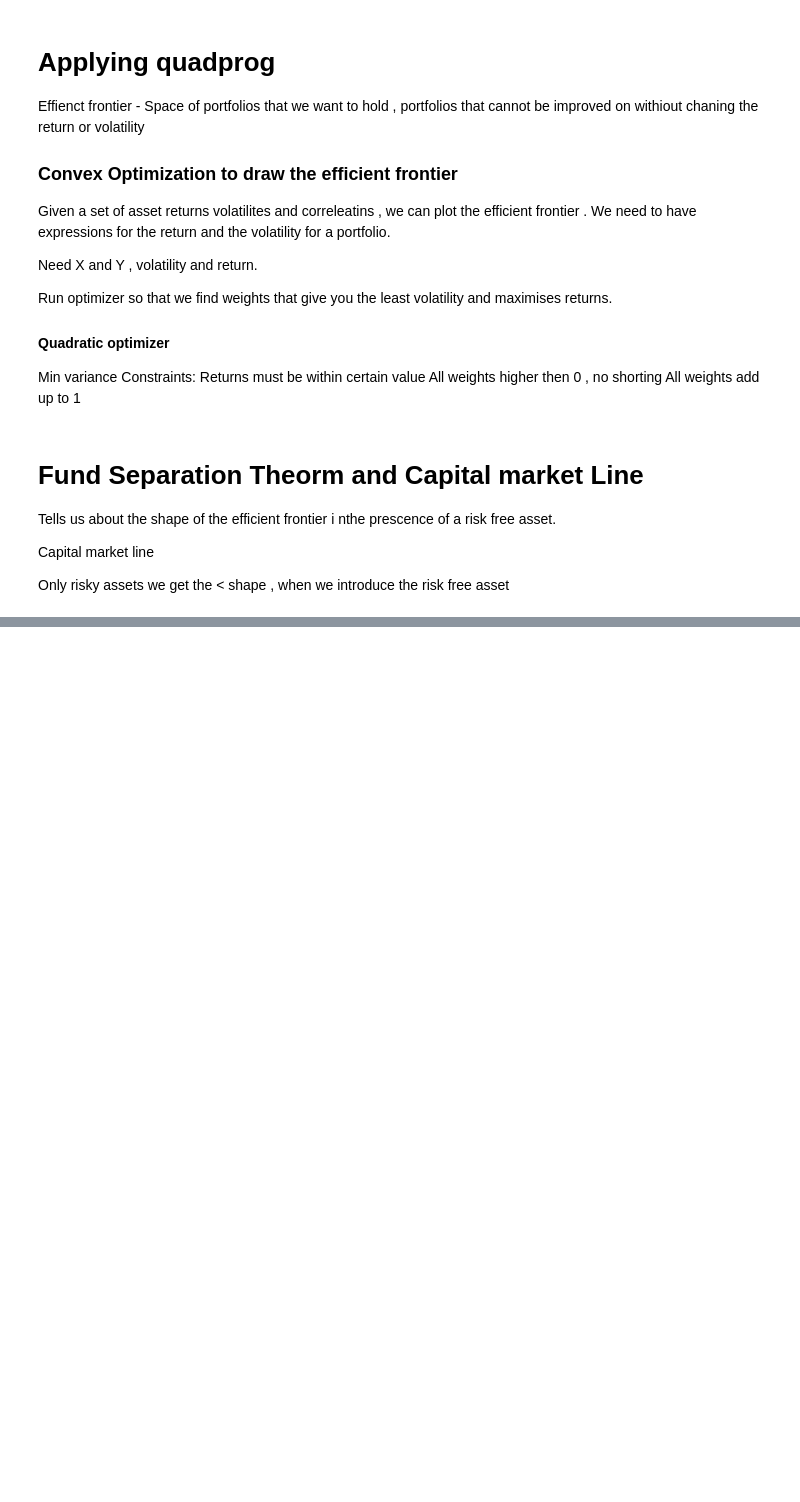
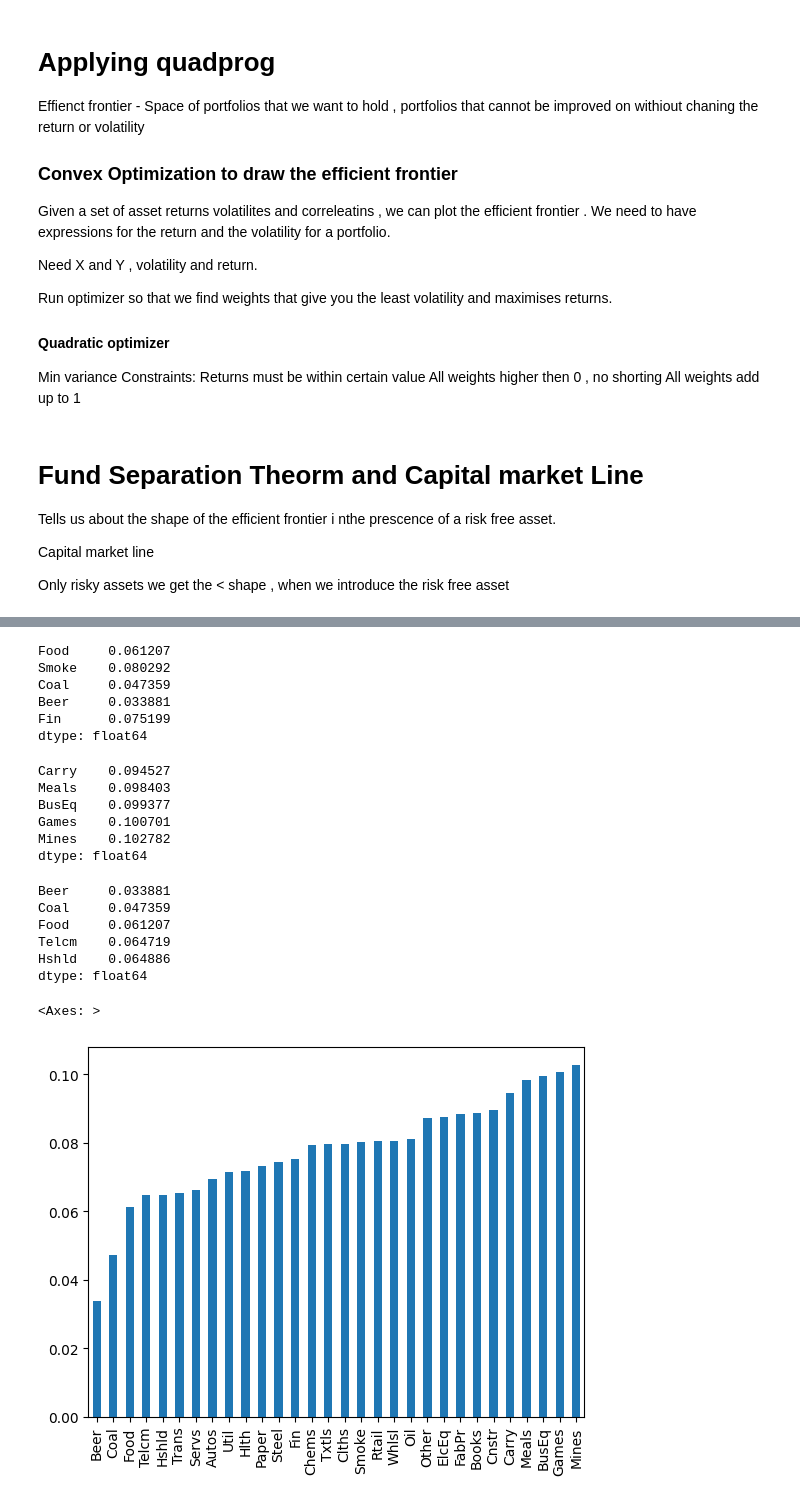
Before and after one commit to torsaan/Self-Study_Finance_Portfolio-Construction-and-Risk-Management, a Jupyter notebook: Finans_2.ipynb, the cells around one changed output, grey strips where cells are left out. Cells and saved outputs as stored; diff of their text form; code cells hidden in the pictures; blank space fills up the shorter version.

```diff
--- a/Finans_2.ipynb
+++ b/Finans_2.ipynb
@@ -202,0 +290,34 @@ This is because the portfolio combinations that are on the "efficient frontier"
+# %%
+# What can we do with this return series ?
+cols_of_int = ind[["Food","Smoke","Coal","Beer","Fin"]]
+t.var_gaussian(cols_of_int,modified=True)
+# %% [output]
+Food     0.061207
+Smoke    0.080292
+Coal     0.047359
+Beer     0.033881
+Fin      0.075199
+dtype: float64
+# %%
+t.var_gaussian(ind, modified=True).sort_values().tail()
+# %% [output]
+Carry    0.094527
+Meals    0.098403
+BusEq    0.099377
+Games    0.100701
+Mines    0.102782
+dtype: float64
+# %%
+t.var_gaussian(ind, modified=True).sort_values().head()
+# %% [output]
+Beer     0.033881
+Coal     0.047359
+Food     0.061207
+Telcm    0.064719
+Hshld    0.064886
+dtype: float64
+# %%
+t.var_gaussian(ind, modified=True).sort_values().plot.bar()
+# %% [output]
+<Axes: >
+[figure, added]
```
Also changed, not shown: parts of 10 cells of this notebook.
